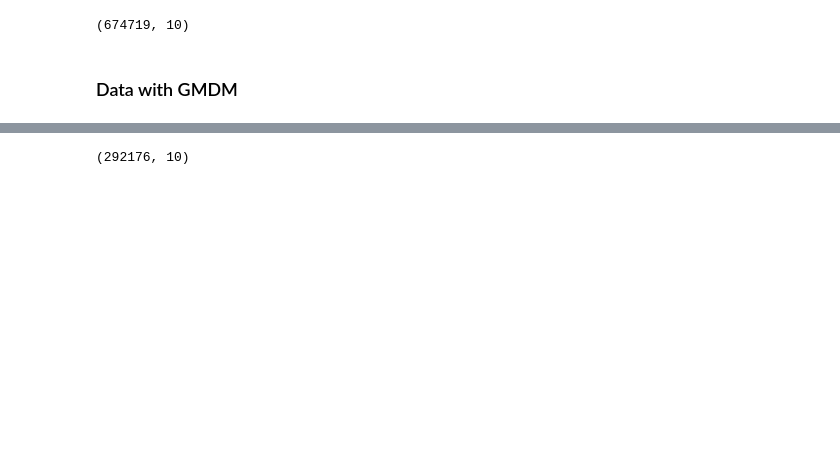
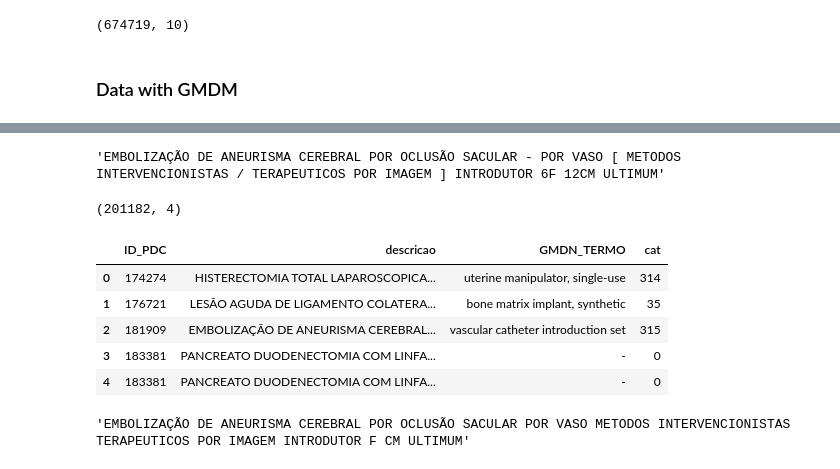
Before and after one commit to eliorodriguez/cemeai, a Jupyter notebook: Exploration.ipynb, the cells around one changed output, grey strips where cells are left out. Saved outputs shown, nothing was run; the diff lists cells and outputs as text; code cells hidden in the pictures; blank space fills up the shorter version.

```diff
--- a/Exploration.ipynb
+++ b/Exploration.ipynb
@@ -28,0 +58,2 @@ filter_data = data[(data["GMDN_TERMO"].notnull()) & (data["GMDN_TERMO"] != "-")]
+# %%
+filter_data = pd.read_csv("bionexo_preprocessed+-.csv",encoding='utf-8')
@@ -29,4 +69,16 @@ filter_data = data[(data["GMDN_TERMO"].notnull()) & (data["GMDN_TERMO"] != "-")]
+# %%
+filter_data.loc[2,"descricao"]
+# %% [output]
+'EMBOLIZAÇÃO DE ANEURISMA CEREBRAL POR OCLUSÃO SACULAR - POR VASO [ METODOS INTERVENCIONISTAS / TERAPEUTICOS POR IMAGEM ] INTRODUTOR 6F 12CM ULTIMUM'
+# %%
+filter_data["cat"] = filter_data["GMDN_TERMO"].astype("category")
+filter_data["cat"] = filter_data["cat"].cat.codes
+# %%
+#filter_data["PROCEDIMENTO_PRINCIPAL"] = filter_data["PROCEDIMENTO_PRINCIPAL"].apply(lambda x: re.sub("[^A-Za-z']+",' ', x) )
+#filter_data["DESCRICAO_DO_PRODUTO"] = filter_data["DESCRICAO_DO_PRODUTO"].apply(lambda x : re.sub("[^A-Za-z']+",' ',x) )
+#filter_data["ANVISA_DEF"] = filter_data["ANVISA_DEF"].apply(lambda x : re.sub("[^A-Za-z']+",' ',x) )
+filter_data["descricao"] = filter_data["descricao"].apply(lambda x : re.sub("[^a-zA-ZÀ-ú']+",' ',x) )
 # %%
 filter_data.shape
 # %% [output]
-(292176, 10)
+(201182, 4)
@@ -36,0 +85,9 @@ corpus = filter_data["PROCEDIMENTO_PRINCIPAL"]
+# %%
+filter_data.head()
+# %% [output]
+|  | ID_PDC | descricao | GMDN_TERMO | cat |
+| 0 | 174274 | HISTERECTOMIA TOTAL LAPAROSCOPICA... | uterine manipulator, single-use | 314 |
+| 1 | 176721 | LESÃO AGUDA DE LIGAMENTO COLATERA... | bone matrix implant, synthetic | 35 |
+| 2 | 181909 | EMBOLIZAÇÃO DE ANEURISMA CEREBRAL... | vascular catheter introduction set | 315 |
+| 3 | 183381 | PANCREATO DUODENECTOMIA COM LINFA... | - | 0 |
+| 4 | 183381 | PANCREATO DUODENECTOMIA COM LINFA... | - | 0 |
@@ -36,0 +96,4 @@ corpus = filter_data["PROCEDIMENTO_PRINCIPAL"]
+# %%
+filter_data.loc[2,"descricao"]
+# %% [output]
+'EMBOLIZAÇÃO DE ANEURISMA CEREBRAL POR OCLUSÃO SACULAR POR VASO METODOS INTERVENCIONISTAS TERAPEUTICOS POR IMAGEM INTRODUTOR F CM ULTIMUM'
```
Also changed, not shown: parts of 33 cells of this notebook.
